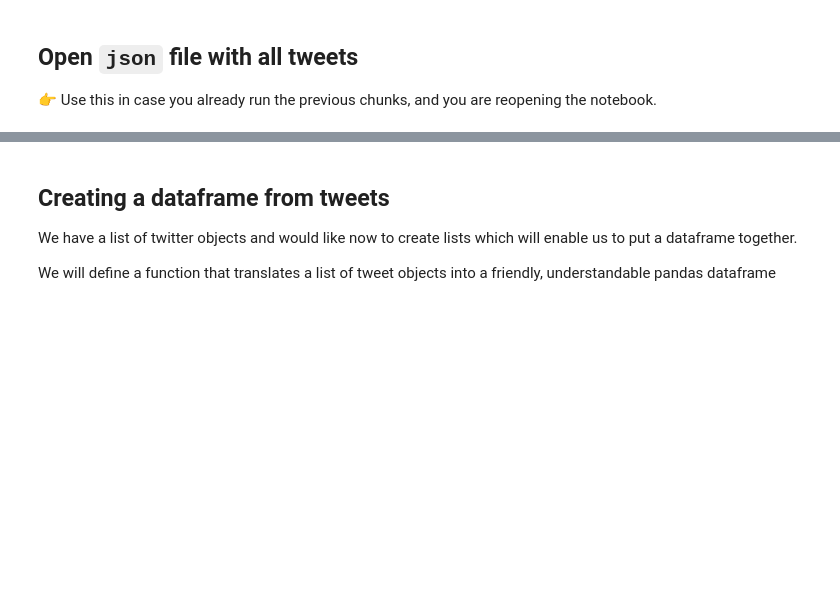
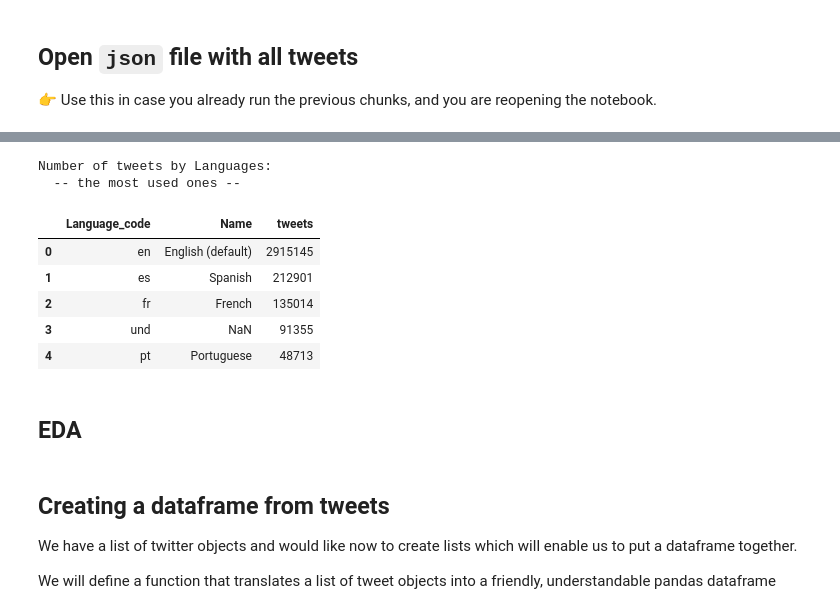
Before and after one commit to vcuspinera/Canada_response_covid, a Jupyter notebook: src/twitter-search_v3_snscrape.ipynb, the cells around one changed output, grey strips where cells are left out. Cells and saved outputs as stored; diff of their text form; code cells hidden in the pictures; blank space fills up the shorter version.

Commit message:
Add preprocess section and twitter supported languages csv file

```diff
--- a/src/twitter-search_v3_snscrape.ipynb
+++ b/src/twitter-search_v3_snscrape.ipynb
@@ -222,3 +326,26 @@ df_tot.tail(3)
+# %%
+# tweets by `language`
+languages_twitter = pd.read_csv(my_folder + "twitter_supported_languages.csv", skiprows=5)
+languages_twitter
+
+print("Number of tweets by Languages:")
+print("  -- the most used ones --\n")
+data_langs = pd.DataFrame(df_tot['lang'].value_counts().head()).\
+            reset_index().rename(columns={'index':'Language_code', 'lang':'tweets'})
+
+# languages_twitter
+pd.merge(languages_twitter, data_langs, how="right", on=["Language_code", "Language_code"])
+# %% [output]
+Number of tweets by Languages:
+  -- the most used ones --
+|  | Language_code | Name | tweets |
+| 0 | en | English (default) | 2915145 |
+| 1 | es | Spanish | 212901 |
+| 2 | fr | French | 135014 |
+| 3 | und | NaN | 91355 |
+| 4 | pt | Portuguese | 48713 |
+# %% [markdown]
+## EDA
 # %% [markdown]
 ## Creating a dataframe from tweets
 
```
Also changed, not shown: parts of 12 cells of this notebook, 1 other file.
